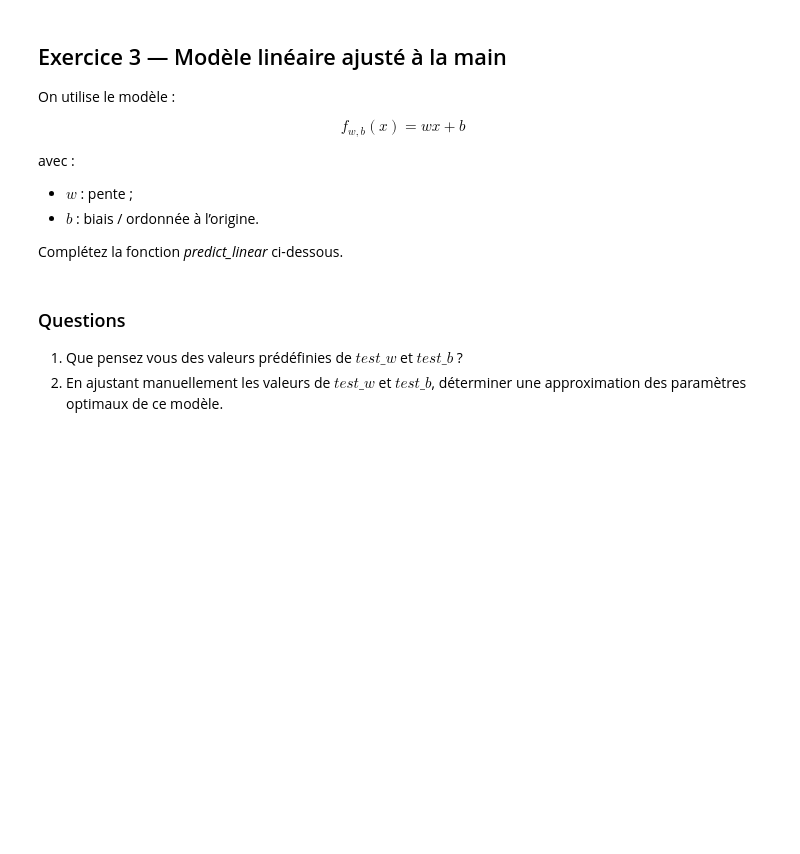
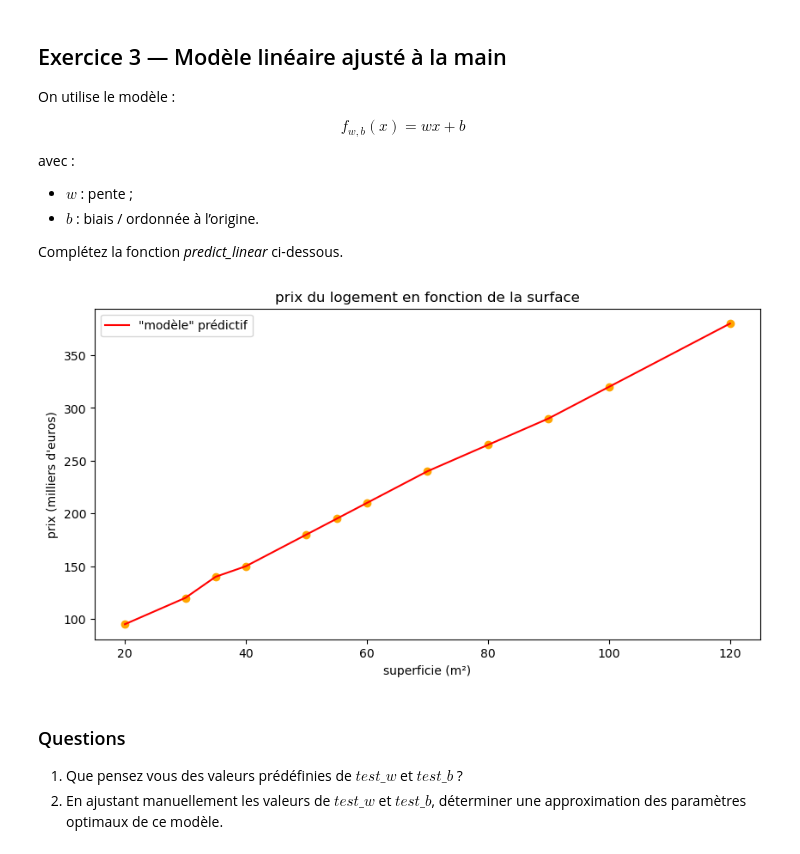
Before and after one commit to Tippex-Pro/TDs-Projet-info, a Jupyter notebook: TD1-intro_machine_learning.ipynb, the cells around one changed output. Cells and saved outputs as stored; diff of their text form; code cells hidden in the pictures; blank space fills up the shorter version.

```diff
--- a/TD1-intro_machine_learning.ipynb
+++ b/TD1-intro_machine_learning.ipynb
@@ -92,29 +110,31 @@ Complétez la fonction *predict_linear* ci-dessous.
 # %%
 
 #
 def predict_linear(X, w, b):
     '''
     Cette fonction renvoie les prédictions d'un modèle linéaire à partir d'un tableau de données X
     Les paramètres w et b sont respectivement le biais et la pente
     '''
-    # À faire
-    return ...
+    y=w*X+b
+    return y
 
-test_w = 2.2 # à ajuster à la question 2
-test_b = 65 # à ajuster à la question 2
+test_w = 1 # à ajuster à la question 2
+test_b = 0 # à ajuster à la question 2
 
 # Test de predict_linear() avec les données de test
-pred = predict_linear(surface, w=test_w, b=test_b)
+pred = predict_linear(y, w=test_w, b=test_b)
 pred
 # Affichage du résultat
 plt.figure(figsize=(10,5))
 plt.scatter(X,y, c="orange")
 plt.plot(X,pred, label = '"modèle" prédictif', c="r")
 plt.title("prix du logement en fonction de la surface")
 plt.ylabel("prix (milliers d'euros)")
 plt.xlabel('superficie (m²)')
 plt.legend()
 plt.show()
+# %% [output]
+[figure, added]
 # %% [markdown]
 ### Questions
 1. Que pensez vous des valeurs prédéfinies de $test\_w$ et $test\_b$ ?
```
Also changed, not shown: parts of 4 cells of this notebook.
